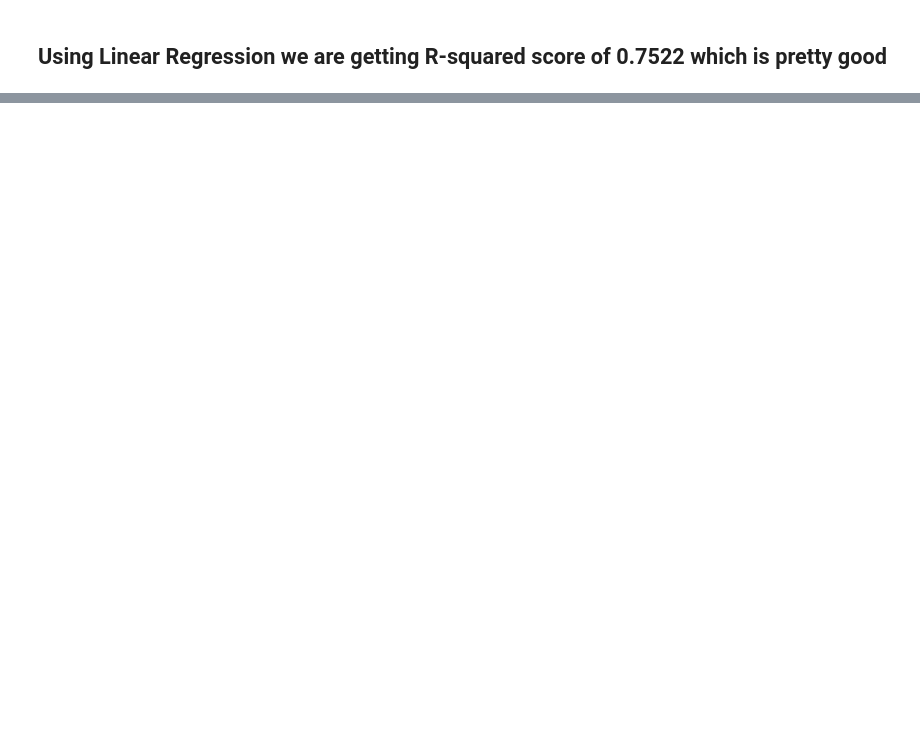
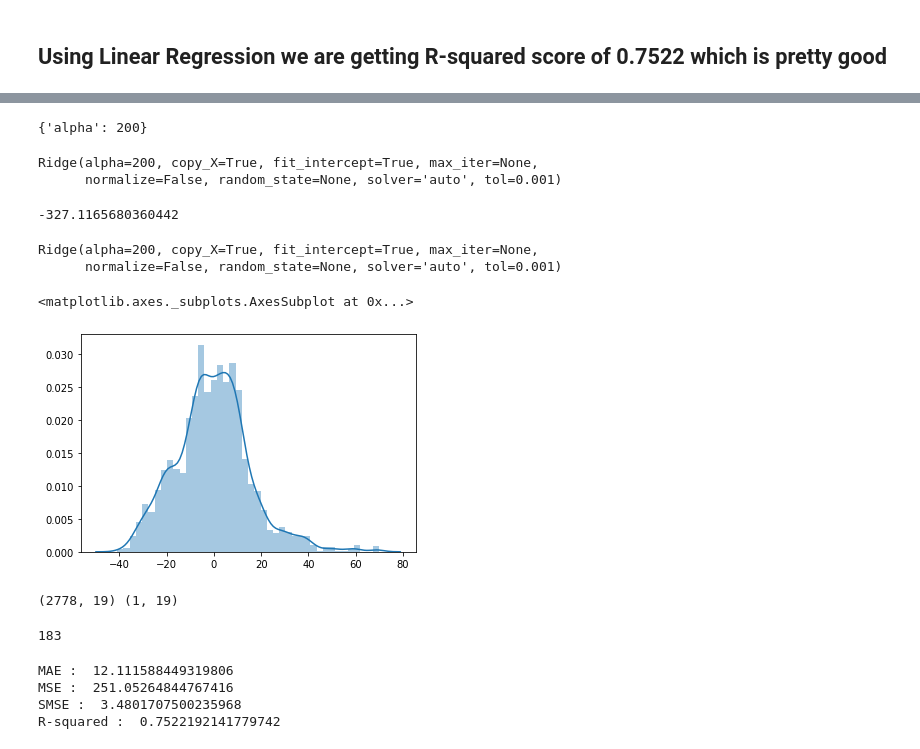
Before and after one commit to arpitiiitv/Ethical-Satta, a Jupyter notebook: First_innings_score_prediction.ipynb, the cells around one changed output, grey strips where cells are left out. Cells and saved outputs as stored; diff of their text form; code cells hidden in the pictures; blank space fills up the shorter version.

```diff
--- a/First_innings_score_prediction.ipynb
+++ b/First_innings_score_prediction.ipynb
@@ -104,6 +175,6 @@ df.head()
 ### Categorical features must be encoded becauase ML algorithms is based on distance
 # %%
 # Encoding all the batting teams and bowling teams
-df = pd.get_dummies(data = df , columns = ['bat_team','bowl_team'], drop_first=True)
+df = pd.get_dummies(data = df , columns = ['bat_team','bowl_team'])
 # %%
 df.head()
@@ -168,0 +323,9 @@ int(newPred)
+# %%
+from sklearn.linear_model import Ridge
+from sklearn.model_selection import GridSearchCV
+ridge = Ridge()
+params = {
+    'alpha' : [1e-15,1e-10,1e-8,1e-5,1e-3,1e-2,1e-1,1,5,10,15,20,30,35,40,45,50,55,100,150,200]
+}
+ridge_reg = GridSearchCV(ridge,params,scoring="neg_mean_squared_error",cv=5)
+ridge_reg.fit(X_train,Y_train)
@@ -168,0 +343,46 @@ int(newPred)
+# %%
+ridge_reg.best_params_
+# %% [output]
+{'alpha': 200}
+# %%
+ridge_reg.best_estimator_
+# %% [output]
+Ridge(alpha=200, copy_X=True, fit_intercept=True, max_iter=None,
+      normalize=False, random_state=None, solver='auto', tol=0.001)
+# %%
+ridge_reg.best_score_
+# %% [output]
+-327.1165680360442
+# %%
+ridge_reg = Ridge(alpha=200, copy_X=True, fit_intercept=True, max_iter=None,
+      normalize=False, random_state=None, solver='auto', tol=0.001)
+# %%
+ridge_reg.fit(X_train,Y_train)
+# %% [output]
+Ridge(alpha=200, copy_X=True, fit_intercept=True, max_iter=None,
+      normalize=False, random_state=None, solver='auto', tol=0.001)
+# %%
+prediction = ridge_reg.predict(X_test)
+sns.distplot(prediction-Y_test)
+# %% [output]
+<matplotlib.axes._subplots.AxesSubplot at 0x...>
+[figure, added]
+# %%
+newdata = np.array([[55]+[1]+[5.0]+[55]+[1]+[0]+[0]+[0]+[1]+[0]+[0]+[0]+[0]+[0]+[0]+[0]+[0]+[1]+[0]])
+print(X_test.shape,newdata.shape)
+newPred = lin_reg.predict(newdata)
+int(newPred)
+# %% [output]
+(2778, 19) (1, 19)
+183
+# %%
+from sklearn import metrics
+print("MAE : ",metrics.mean_absolute_error(Y_test,prediction))
+print("MSE : ",metrics.mean_squared_error(Y_test,prediction))
+print("SMSE : ",pow(metrics.mean_absolute_error(Y_test,prediction),0.5))
+print('R-squared : ', metrics.r2_score(Y_test,prediction))
+# %% [output]
+MAE :  12.111588449319806
+MSE :  251.05264844767416
+SMSE :  3.4801707500235968
+R-squared :  0.7522192141779742
```
Also changed, not shown: parts of 46 cells of this notebook, 13 other files.
